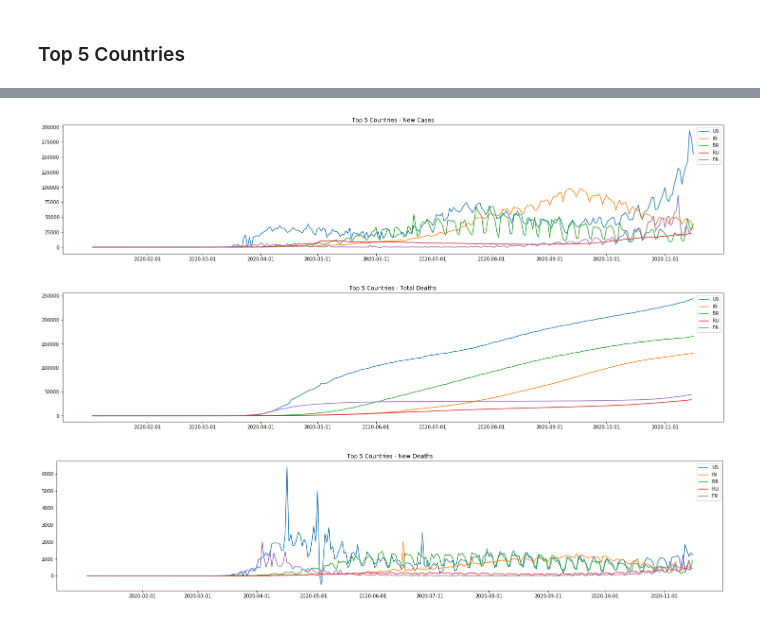
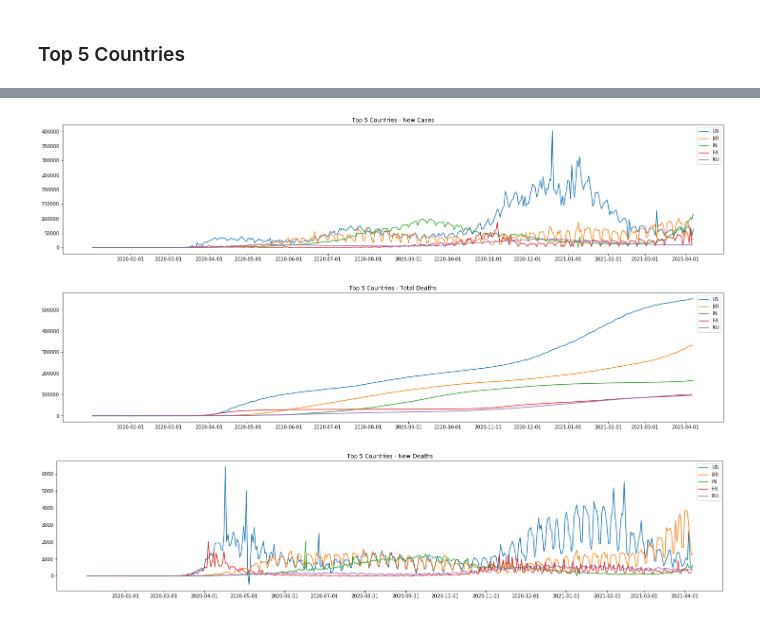
Before and after one commit to pancham046/EDA---COVID19-WHO-Data, a Jupyter notebook: COVID19-WHO.ipynb, the cells around one changed output, grey strips where cells are left out. Drawn from its saved outputs; the diff is of its cells as text; code cells hidden in the pictures.

```diff
--- a/COVID19-WHO.ipynb
+++ b/COVID19-WHO.ipynb
@@ -24,0 +10,3 @@ df.shape
+# %%
+s=requests.get(url).content
+df=pd.read_csv(io.StringIO(s.decode('utf-8')))
@@ -173,7 +116,8 @@ for i in top_5_countries:
 plt.legend(top_5_countries)
 
 plt.xticks(['2020-02-01','2020-03-01','2020-04-01','2020-05-01','2020-06-01','2020-07-01','2020-08-01',
-            '2020-09-01','2020-10-01','2020-11-01'])
+            '2020-09-01','2020-10-01','2020-11-01','2020-12-01','2021-01-01','2021-02-01','2021-03-01',
+            '2021-04-01'])
 
 # import numpy as np
 # import calendar
@@ -182,7 +126,7 @@ plt.title('Top 5 Countries - New Cases')
 
 plt.show()
 # %% [output]
-[figure, old version]
+[figure, new version]
 # %%
 plt.figure(figsize=(25,5))
 
@@ -192,26 +136,28 @@ for i in top_5_countries:
 plt.legend(top_5_countries)
 
 plt.xticks(['2020-02-01','2020-03-01','2020-04-01','2020-05-01','2020-06-01','2020-07-01','2020-08-01',
-            '2020-09-01','2020-10-01','2020-11-01'])
+            '2020-09-01','2020-10-01','2020-11-01','2020-12-01','2021-01-01','2021-02-01','2021-03-01',
+            '2021-04-01'])
 
 plt.title('Top 5 Countries - Total Deaths')
 
 plt.show()
 # %% [output]
-[figure, old version]
+[figure, new version]
 # %%
 plt.figure(figsize=(25,5))
 
 for i in top_5_countries:
     plt.plot(df_top5.loc[df_top5['Country_code']==i]['Date_reported'], df_top5.loc[df_top5['Country_code']==i]['New_deaths'])
 
 plt.legend(top_5_countries)
 
 plt.xticks(['2020-02-01','2020-03-01','2020-04-01','2020-05-01','2020-06-01','2020-07-01','2020-08-01',
-            '2020-09-01','2020-10-01','2020-11-01'])
+            '2020-09-01','2020-10-01','2020-11-01','2020-12-01','2021-01-01','2021-02-01','2021-03-01',
+            '2021-04-01'])
 
 plt.title('Top 5 Countries - New Deaths')
 
 plt.show()
 # %% [output]
-[figure, old version]
+[figure, new version]
```
Also changed, not shown: parts of 25 cells of this notebook.
